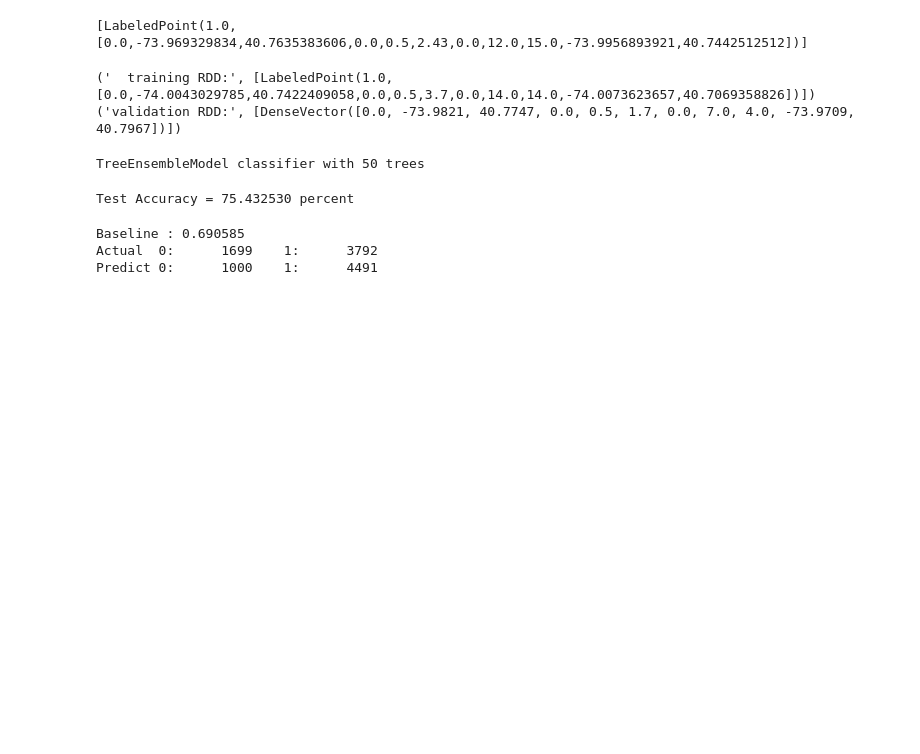
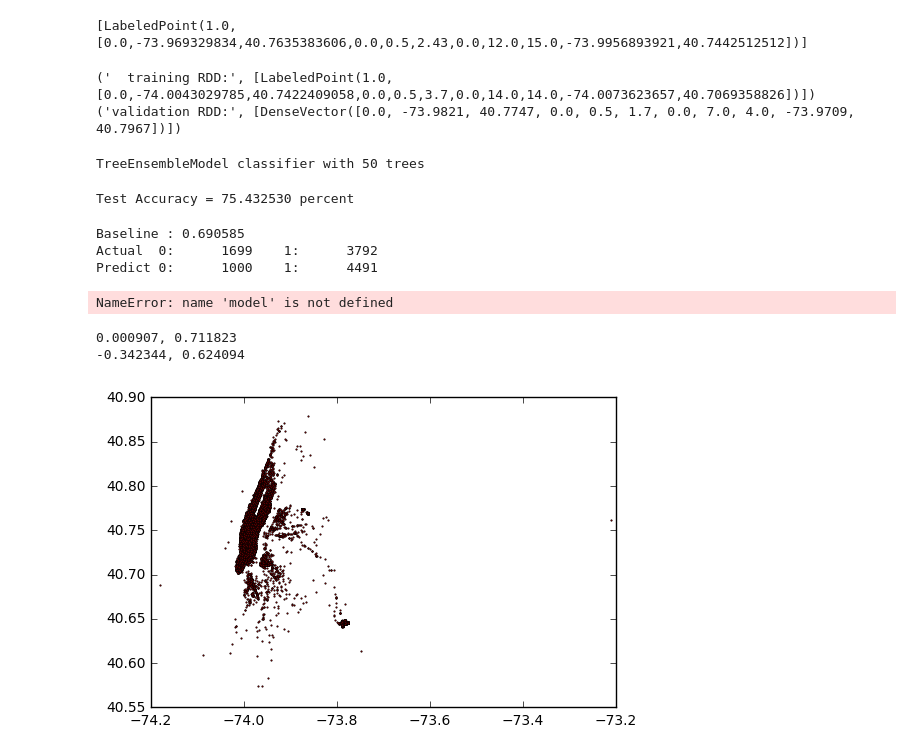
Before and after one commit to caprice-j/nyctaxi, a Jupyter notebook: SPARK/RandomForest.ipynb, the cells around one changed output. Cells and saved outputs as stored; diff of their text form; code cells hidden in the pictures; blank space fills up the shorter version.

Commit message:
finish Spatial Reference System Transformation

```diff
--- a/SPARK/RandomForest.ipynb
+++ b/SPARK/RandomForest.ipynb
@@ -47,6 +51,19 @@ header = f.first()
 #     elif
 
 dtf = "%Y-%m-%d %H:%M:%S"  # date format
+
+def defineProj():
+    return( pyproj.Proj("+init=epsg:2908 +ellps=WGS84 +datum=WGS84 +proj=utm") )
+
+# theta, xoffset, yoffset are decided by seeing figures
+def rotateManhattanY(latm, lonm, theta=-0.496, yoffset=4239000):
+    lonm, latm = defineProj()(lonm, latm)
+    return( cos(theta)*latm - sin(theta)*lonm - yoffset )
+def rotateManhattanX(latm, lonm, theta=-0.496, xoffset=-1635000):
+    lonm, latm = defineProj()(lonm, latm)
+    return( sin(theta)*latm + cos(theta)*lonm - xoffset )
+
+# translation bounds From: http://www.spatialreference.org/ref/epsg/2908/
 
 univ = f.filter(lambda x: x != header)\
 .map(lambda l: l.split(","))\
@@ -72,6 +89,9 @@ univ = f.filter(lambda x: x != header)\
       })\
 .filter(lambda x: x['$'] == '1' )\
 .filter(lambda x: x['len'] >= 2 )\
+.filter(lambda x:  40.4700 < x['pa'] and x['pa'] <  41.3100 and
+                  -74.2700 < x['po'] and x['po'] < -71.7500 and
+                   x['po'] != 0 and x['pa'] != 0 )\
 .map(lambda c:
      { 'isWeekend': c['isWeekend'],
               'ph': c['ph'],
@@ -80,6 +100,8 @@ univ = f.filter(lambda x: x != header)\
              'dst': c['dst'],
               'po': c['po'],
               'pa': c['pa'],
+              'px': rotateManhattanX(c['pa'], c['po']),
+              'py': rotateManhattanY(c['pa'], c['po']),
               'do': c['do'],
               'da': c['da'],
             'fare': c['fare'],
@@ -185,7 +219,60 @@ Baseline : 0.690585
 Actual  0:      1699    1:      3792
 Predict 0:      1000    1:      4491
 # %%
+model.save(sc, "myRandomForestModel")
 # Note: for unfiltered data,
 # 69 -before-> 72% -finish-> 75%
 #
 #
+# %% [output]
+NameError: name 'model' is not defined
+# %%
+#
+# terms
+#
+# SRS/CRS: spatial reference system, coordinate reference system
+#   = (datum, coord. system, map projection, ...)
+#
+# Earth ellipsoid: approximation of the shape of the Earth
+#   ex. WGS84 ellipsoid (used in GPS)
+#       en.wikipedia.org/wiki/Earth_ellipsoid#Historical_Earth_ellipsoids
+#
+# Spatial datum (geodetic datum): (a coord. system, reference points)
+#   ex. WGS84 (World Geodetic System 1984), NAD83, ...
+#
+# Geographic coordinates: (longitude, latitude)
+#
+# Map projection (to developable surface):
+#   (longitude, latitude) --> Cartesian (x, y)
+#
+#  SRID: Spatial Reference System Identifier by many vendors
+#    ex. European Petroleum Survey Group (EPSG) provides EPSG SRID
+#    SRID is used to identify what projection is used.
+#    GIS uses the local coordinate system
+#
+# For proj.4 parameters:
+# https://github.com/OSGeo/proj.4/wiki/GenParms
+#
+#
+# offset lon: 978000 lat: 190000
+# lon lat (-73.94804, 40.78445) -> (1175.099 40681.49)
+#
+p = pyproj.Proj("+init=epsg:2908 +ellps=WGS84 +datum=WGS84 +proj=longlat +units=m")
+pom, pam = p(-73.94804, 40.78445)
+print("%f, %f" % (pom, pam) )
+theta = -.503
+ry = cos(theta) * pam - sin(theta) * pom
+rx = sin(theta) * pam + cos(theta) * pom
+print("%f, %f" % (rx, ry) )
+# %% [output]
+0.000907, 0.711823
+-0.342344, 0.624094
+# %%
+dots = univ.take(50000)
+# %%
+plt.plot([ x['po'] for x in dots[1:50000] ],
+         [ x['pa'] for x in dots[1:50000] ], 'ro', markersize=1)
+#plt.axis([0, 6, 0, 20])
+plt.show()
+# %% [output]
+[figure, added]
```
Also changed, not shown: parts of 7 cells of this notebook.
